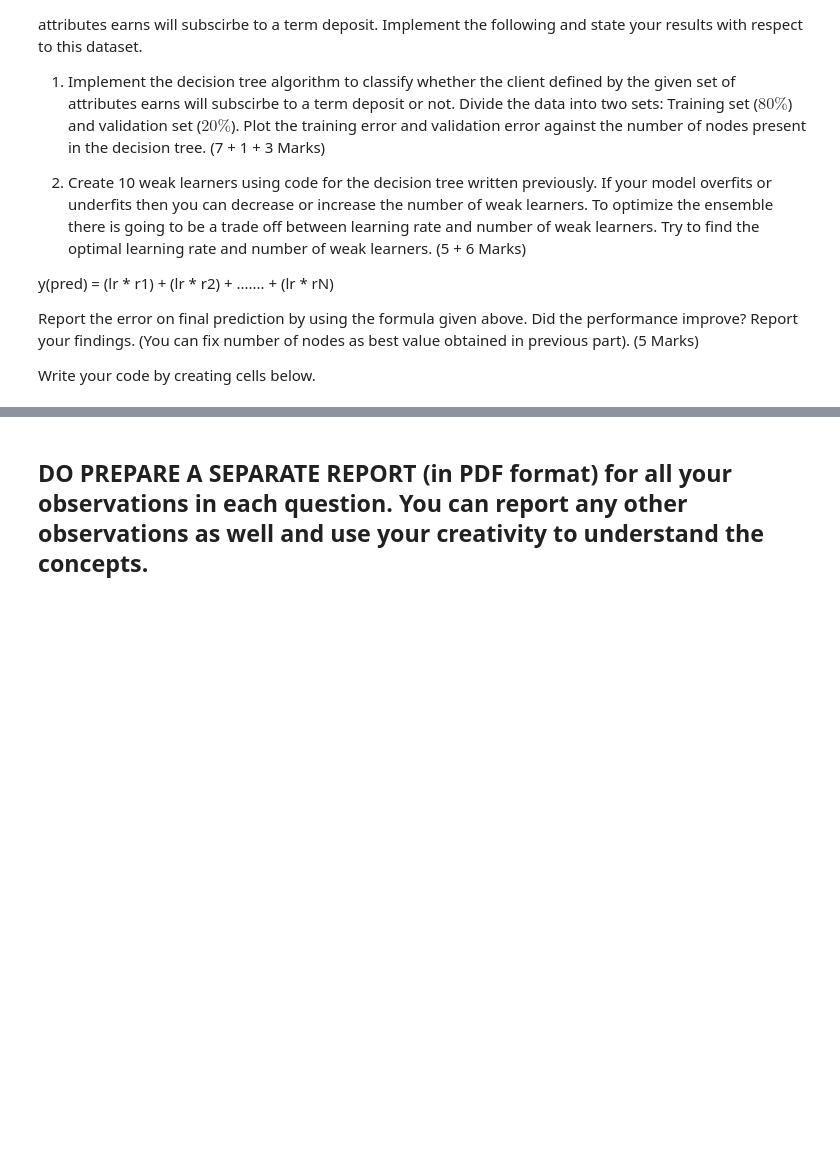
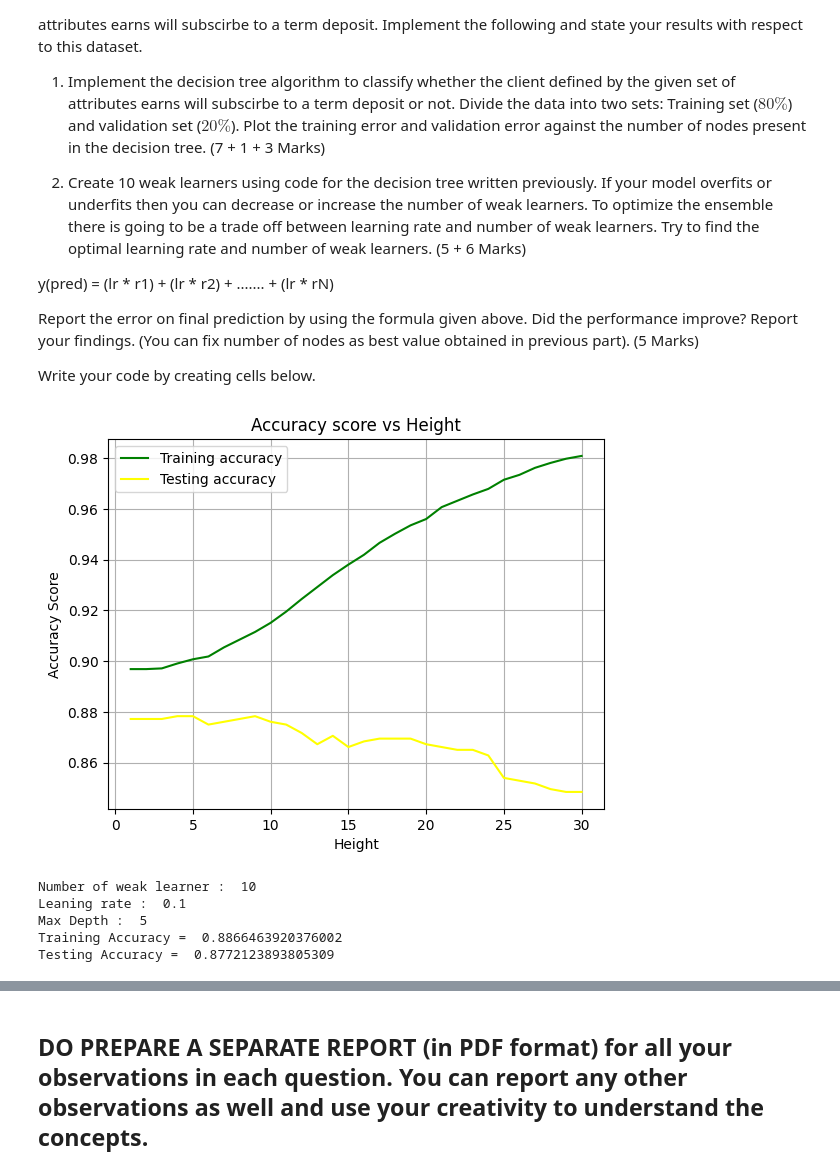
Before and after one commit to Aditya-Y-29/ML-Assignments, a Jupyter notebook: Assignment-2/ML24_CS503_Lab2_Classification.ipynb, the cells around one changed output, grey strips where cells are left out. Saved outputs shown, nothing was run; the diff lists cells and outputs as text; code cells hidden in the pictures; blank space fills up the shorter version.

```diff
--- a/Assignment-2/ML24_CS503_Lab2_Classification.ipynb
+++ b/Assignment-2/ML24_CS503_Lab2_Classification.ipynb
@@ -2129,0 +2243,12 @@ Write your code by creating cells below.
+# %%
+def accuracy_score(y_pred, y_true):
+    accuracy = len(y_pred)
+    for i in range(len(y_pred)):
+        if y_pred.iloc[i]!=y_true[i]:
+            accuracy-=1
+    return accuracy/len(y_pred)
+# %%
+X = df.drop(columns=['y'])
+y = df['y']
+
+X_train, X_test, y_train, y_test = split_into_training_and_testing(X, y, test_size = 0.2, random_state = 1065)
@@ -2129,0 +2259,35 @@ Write your code by creating cells below.
+# %%
+heights = []
+training_accuracies = []
+testing_accuracies = []
+
+for i in range(1, 31):
+
+    heights.append(i)
+    max_depth = i
+    num_classes = len(np.unique(y_train))
+
+    root = fit(X_train, y_train)
+
+    y_pred_train = predict_X(root, X_train)
+    training_accuracy = accuracy_score(y_train, y_pred_train)
+
+    y_pred_test = predict_X(root, X_test)
+    testing_accuracy = accuracy_score(y_test, y_pred_test)
+
+    training_accuracies.append(training_accuracy)
+    testing_accuracies.append(testing_accuracy)
+# %%
+def plot_training_and_test_accuracy(heights, training_accuracies, testing_accuracies):
+    plt.plot(heights, training_accuracies, color='green', label='Training accuracy')
+    plt.plot(heights, testing_accuracies, color='yellow', label='Testing accuracy')
+    plt.xlabel('Height')
+    plt.ylabel('Accuracy Score')
+    plt.title('Accuracy score vs Height')
+    plt.legend()
+    plt.grid(True)
+    plt.show()
+# %%
+plot_training_and_test_accuracy(heights, training_accuracies, testing_accuracies)
+# %% [output]
+[figure, added]
@@ -2129,0 +2325,29 @@ Write your code by creating cells below.
+# %%
+X = df.drop(columns=['y'])
+y = df['y']
+
+np.random.seed(110)
+X_train, X_test, y_train, y_test = split_into_training_and_testing(X, y, test_size = 0.2, random_state = 165)
+
+max_depth = 5
+weak_leaners = 10
+learning_rate = 0.1
+trees = fit_gradient_boosting_decision_trees(X_train, y_train, weak_leaners, learning_rate)
+
+y_pred_train = predict(X_train, trees, learning_rate)
+training_accuracy = accuracy_score(y_train, y_pred_train)
+
+y_pred_test = predict(X_test, trees, learning_rate)
+testing_accuracy = accuracy_score(y_test, y_pred_test)
+
+print("Number of weak learner : ", weak_leaners)
+print("Leaning rate : ", learning_rate)
+print("Max Depth : ", max_depth)
+print("Training Accuracy = ", training_accuracy)
+print("Testing Accuracy = ", testing_accuracy)
+# %% [output]
+Number of weak learner :  10
+Leaning rate :  0.1
+Max Depth :  5
+Training Accuracy =  0.8866463920376002
+Testing Accuracy =  0.8772123893805309
```
Also changed, not shown: parts of 17 cells of this notebook.
